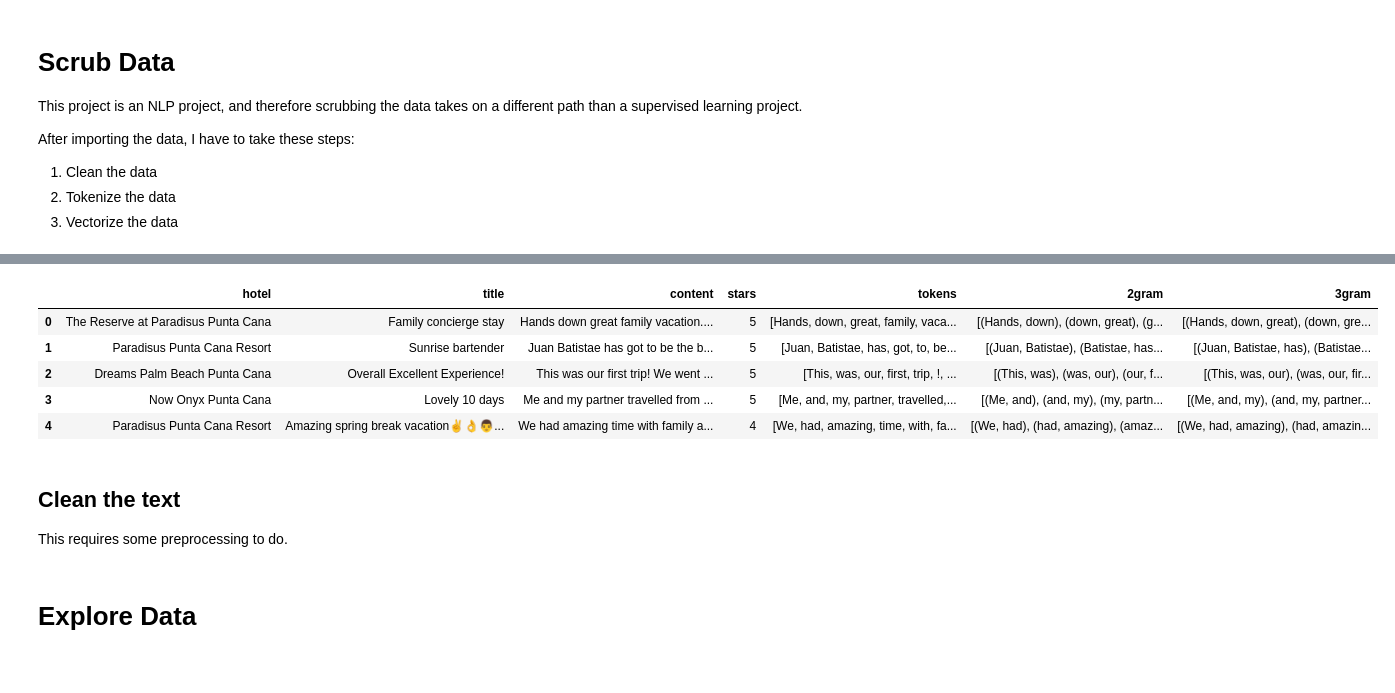
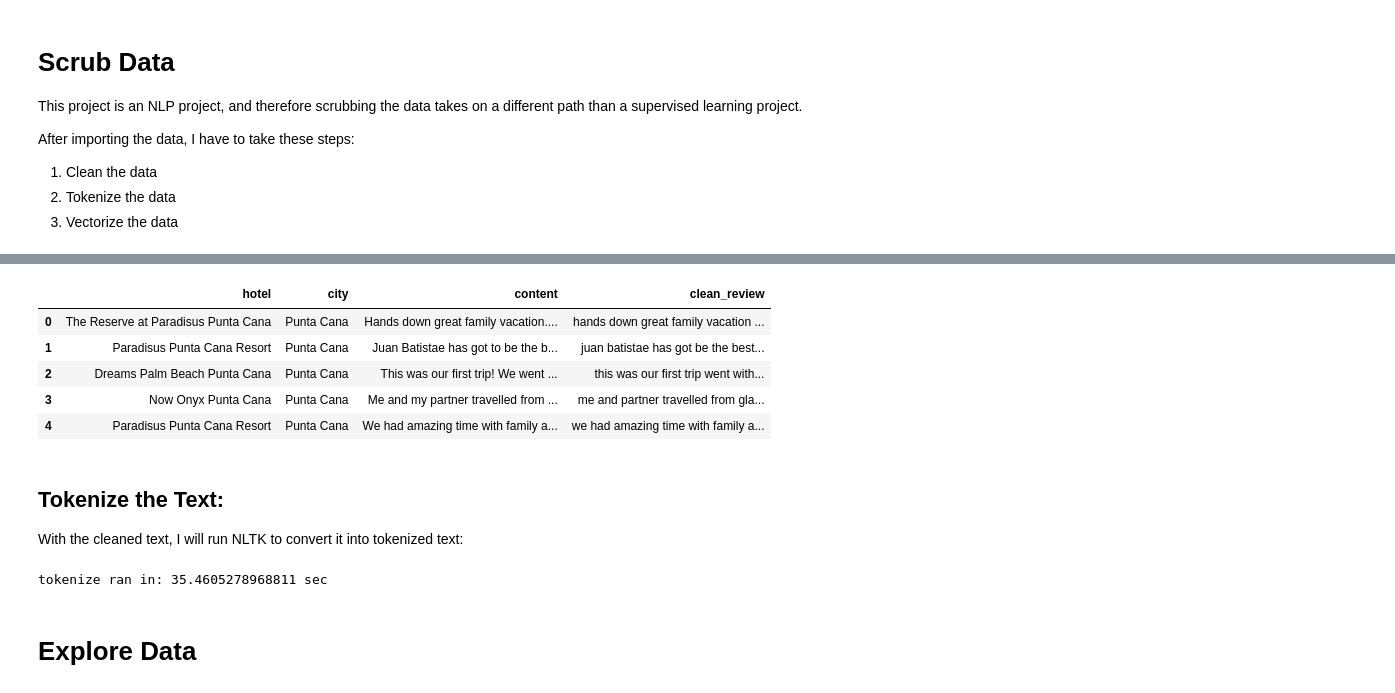
Before and after one commit to youngjeong46/travel-recommender, a Jupyter notebook: notebooks/MVP.ipynb, the cells around one changed output, grey strips where cells are left out. Saved outputs shown, nothing was run; the diff lists cells and outputs as text; code cells hidden in the pictures.

```diff
--- a/notebooks/MVP.ipynb
+++ b/notebooks/MVP.ipynb
@@ -8,0 +76,14 @@ Please see /src/tripdadvisor_reviews for the Scrapy source code.
+# %%
+pc["city"]="Punta Cana"
+aspen["city"]="Aspen"
+bor["city"]="Boracay"
+whistler["city"]="Whistler"
+gran["city"]="Gran Canaria"
+playa["city"]="Playa Del Carmen"
+vienna["city"]="Vienna"
+budapest["city"]="Budapest"
+# %%
+reviews = functools.reduce(lambda x,y: pd.concat([x,y], ignore_index=True), [pc,aspen,bor,whistler,gran,playa,vienna,budapest])
+# %%
+pos = reviews[reviews.stars >= 4]
+neg = reviews[reviews.stars < 3]
@@ -91,0 +182,2 @@ tokens, grams = tokenize_and_grams(reviews,[2,3])
+# %%
+pos = clean(pos)
@@ -92,13 +190,9 @@ tokens, grams = tokenize_and_grams(reviews,[2,3])
 # %%
-reviews.head()
+pos.head()
 # %% [output]
-|  | hotel | title | content | stars | tokens | 2gram | 3gram |
-| 0 | The Reserve at Paradisus Punta Cana | Family concierge stay | Hands down great family vacation.... | 5 | [Hands, down, great, family, vaca... | [(Hands, down), (down, great), (g... | [(Hands, down, great), (down, gre... |
-| 1 | Paradisus Punta Cana Resort | Sunrise bartender | Juan Batistae has got to be the b... | 5 | [Juan, Batistae, has, got, to, be... | [(Juan, Batistae), (Batistae, has... | [(Juan, Batistae, has), (Batistae... |
-| 2 | Dreams Palm Beach Punta Cana | Overall Excellent Experience! | This was our first trip! We went ... | 5 | [This, was, our, first, trip, !, ... | [(This, was), (was, our), (our, f... | [(This, was, our), (was, our, fir... |
-| 3 | Now Onyx Punta Cana | Lovely 10 days | Me and my partner travelled from ... | 5 | [Me, and, my, partner, travelled,... | [(Me, and), (and, my), (my, partn... | [(Me, and, my), (and, my, partner... |
-| 4 | Paradisus Punta Cana Resort | Amazing spring break vacation✌️👌👨... | We had amazing time with family a... | 4 | [We, had, amazing, time, with, fa... | [(We, had), (had, amazing), (amaz... | [(We, had, amazing), (had, amazin... |
+|  | hotel | city | content | clean_review |
+| 0 | The Reserve at Paradisus Punta Cana | Punta Cana | Hands down great family vacation.... | hands down great family vacation ... |
+| 1 | Paradisus Punta Cana Resort | Punta Cana | Juan Batistae has got to be the b... | juan batistae has got be the best... |
+| 2 | Dreams Palm Beach Punta Cana | Punta Cana | This was our first trip! We went ... | this was our first trip went with... |
+| 3 | Now Onyx Punta Cana | Punta Cana | Me and my partner travelled from ... | me and partner travelled from gla... |
+| 4 | Paradisus Punta Cana Resort | Punta Cana | We had amazing time with family a... | we had amazing time with family a... |
-# %% [markdown]
-## Clean the text
-
-This requires some preprocessing to do.
@@ -104,0 +201,8 @@ This requires some preprocessing to do.
+# %% [markdown]
+## Tokenize the Text:
+
+With the cleaned text, I will run NLTK to convert it into tokenized text:
+# %%
+pos = tokenize(pos)
+# %% [output]
+tokenize ran in: 35.4605278968811 sec
```
Also changed, not shown: parts of 75 cells of this notebook, 17 other files.
